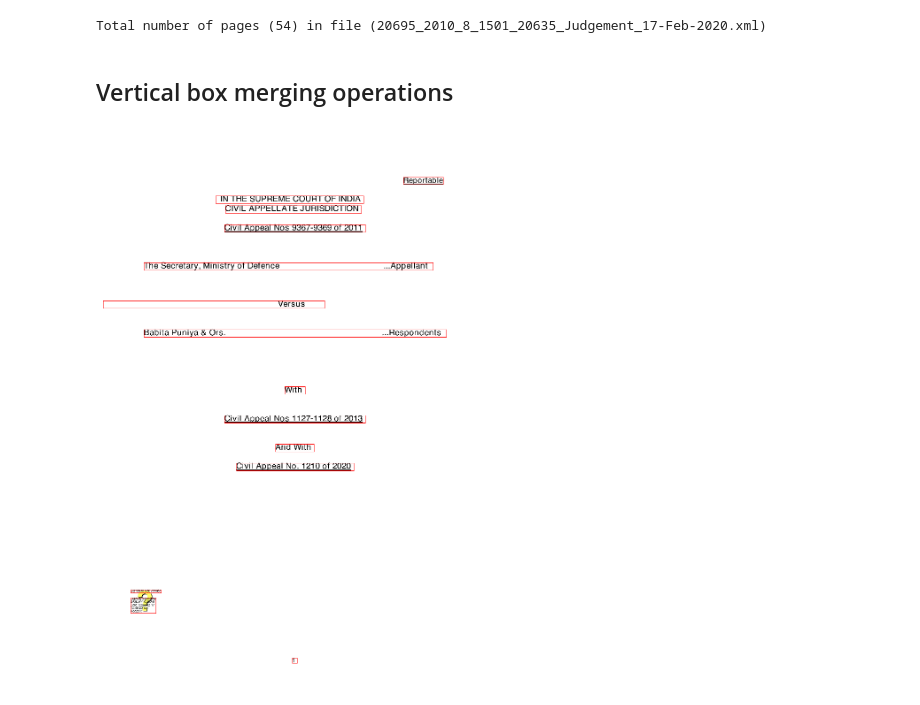
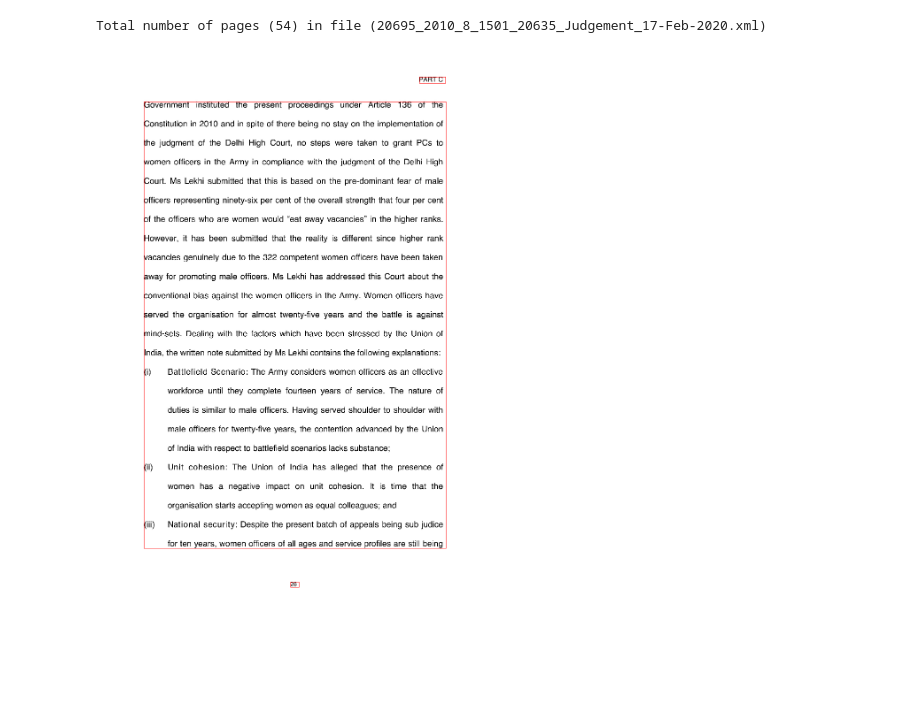
Before and after one commit to kumardeepak/document-structure, a Jupyter notebook: notebooks/DOCUMENT_STRUCTURE_MAIN.ipynb, the cells around one changed output. Drawn from its saved outputs; the diff is of its cells as text; code cells hidden in the pictures; blank space fills up the shorter version.

Commit message:
added vertical box operations

```diff
--- a/notebooks/DOCUMENT_STRUCTURE_MAIN.ipynb
+++ b/notebooks/DOCUMENT_STRUCTURE_MAIN.ipynb
@@ -85,5 +82,3 @@ document_configs = {
     'AVERAGE_VERTICAL_SPACE': 12.0,
     'LEFT_OR_RIGHT_ALIGNMENT_MARGIN': 20.0
 }
-# %% [markdown]
-## Vertical box merging operations
@@ -147,16 +85,16 @@ def merge_vertical_blocks(in_df, configs, debug=False):
 # %%
-file_index = 0
+file_index = 25
 
 img        = image_files[file_index]
 df         = xml_dfs[file_index]
 # %%
 h_df    = merge_horizontal_blocks(df, document_configs, debug=False)
 
 in_h_df = h_df #.loc[11:12]
 v_df    = merge_vertical_blocks(in_h_df, document_configs, debug=False)
 
-draw_box(img, page_width, page_height, h_df, color='red')
+draw_box(img, page_width, page_height, v_df, color='red')
 # show_df(in_h_df)
 # %% [output]
-[figure, old version]
+[figure, new version]
 # %%
```
Also changed, not shown: parts of 3 cells of this notebook, 1 other file.
